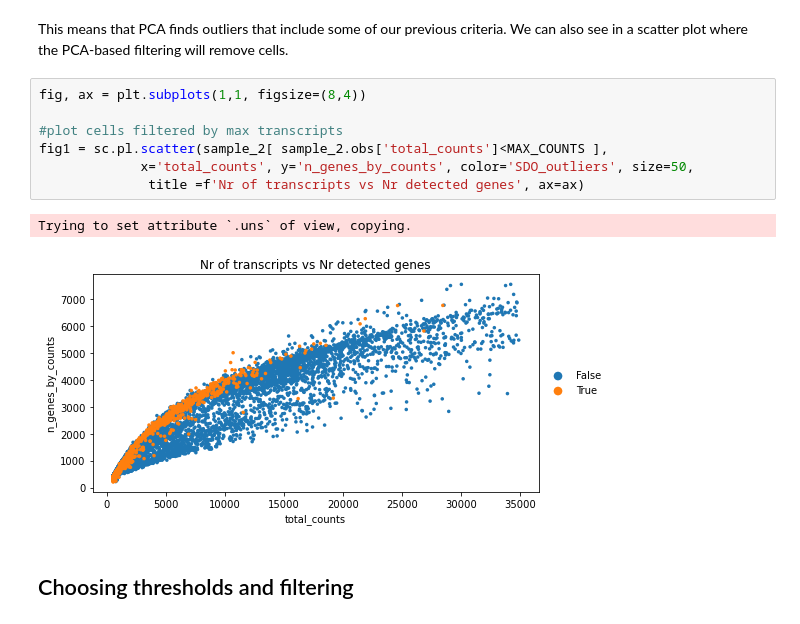
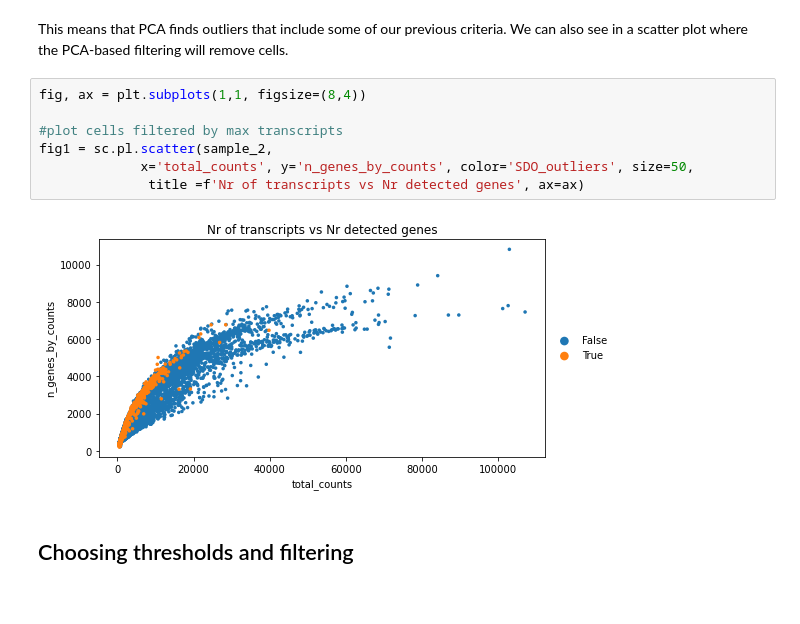
Before and after one commit to hds-sandbox/scRNASeq_course, a Jupyter notebook: Notebooks/Python/Part02_filtering_sample2.ipynb, the cells around one changed output. Cells and saved outputs as stored; diff of their text form.

```diff
--- a/Notebooks/Python/Part02_filtering_sample2.ipynb
+++ b/Notebooks/Python/Part02_filtering_sample2.ipynb
@@ -261,13 +261,12 @@ This means that PCA finds outliers that include some of our previous criteria. W
 # %%
 fig, ax = plt.subplots(1,1, figsize=(8,4))
 
 #plot cells filtered by max transcripts
-fig1 = sc.pl.scatter(sample_2[ sample_2.obs['total_counts']<MAX_COUNTS ],
+fig1 = sc.pl.scatter(sample_2,
              x='total_counts', y='n_genes_by_counts', color='SDO_outliers', size=50,
               title =f'Nr of transcripts vs Nr detected genes', ax=ax)
 # %% [output]
-Trying to set attribute `.uns` of view, copying.
-[figure, old version]
+[figure, new version]
 # %% [markdown]
 ## Choosing thresholds and filtering
 # %% [markdown]
```
Also changed, not shown: parts of 31 cells of this notebook.
